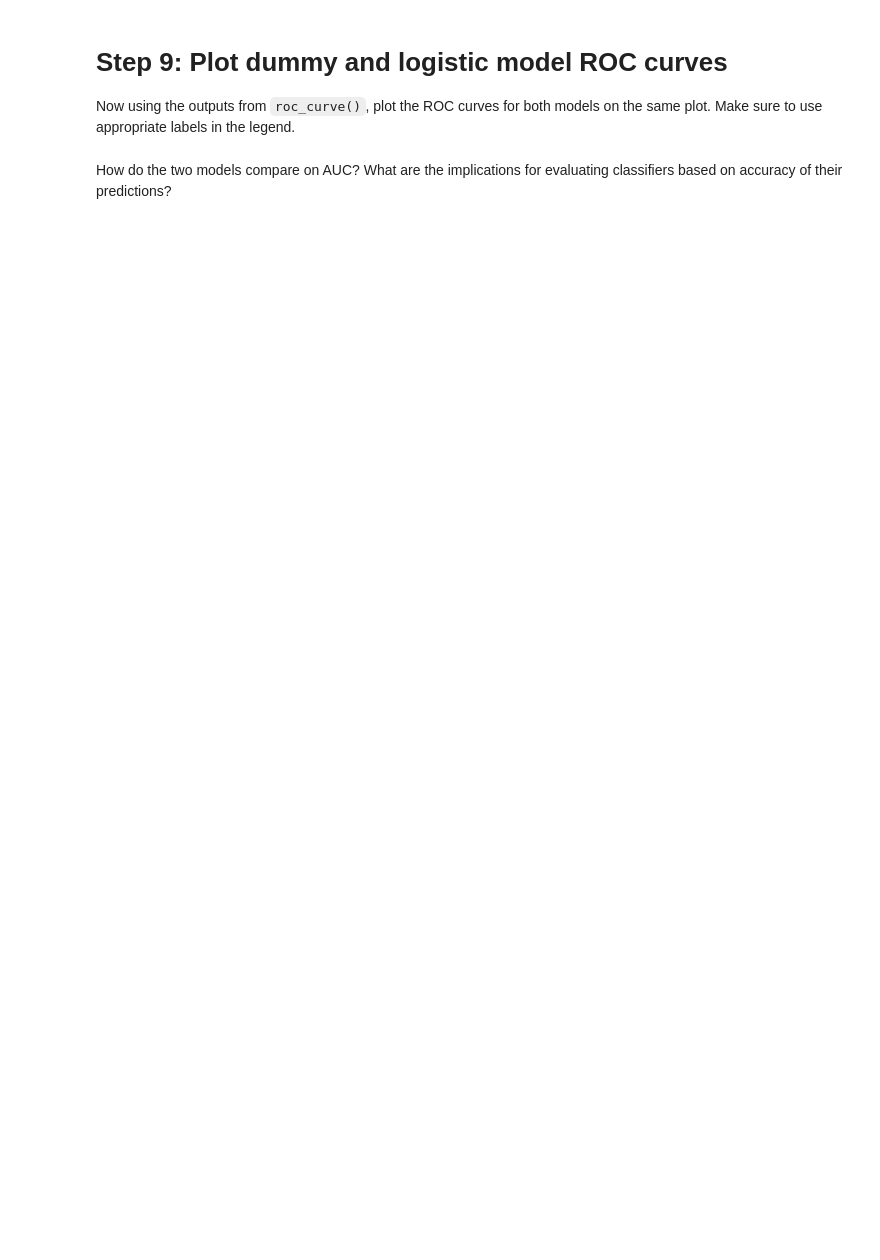
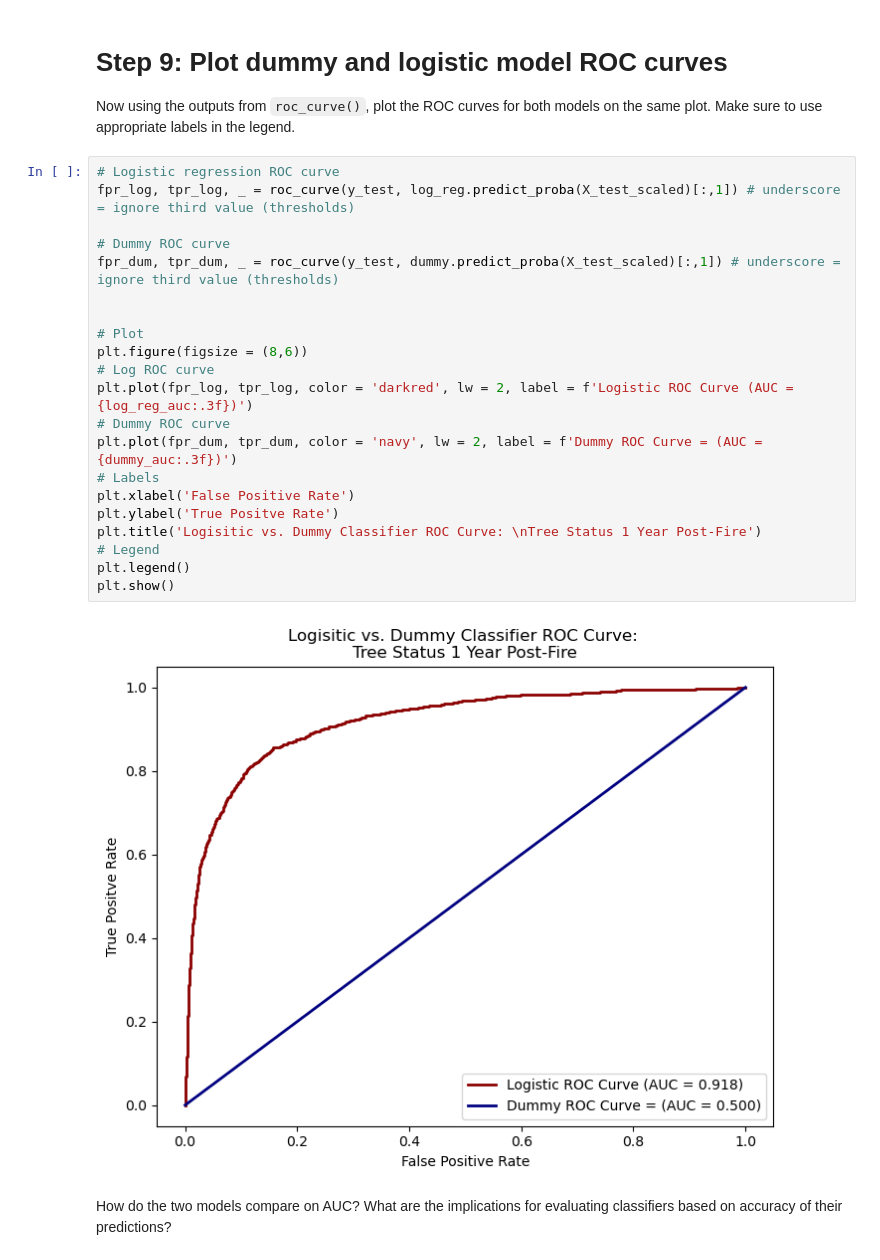
Before and after one commit to jordancsibley/EDS232-labs, a Jupyter notebook: Week3/lab3-wildfire.ipynb, the cells around one changed output. Drawn from its saved outputs; the diff is of its cells as text; blank space fills up the shorter version.

```diff
--- a/Week3/lab3-wildfire.ipynb
+++ b/Week3/lab3-wildfire.ipynb
@@ -227,6 +267,29 @@ print(f"Dummy AUC: ")
 # %% [markdown]
 # Step 9: Plot dummy and logistic model ROC curves
 Now using the outputs from `roc_curve()`, plot the ROC curves for both models on the same plot.  Make sure to use appropriate labels in the legend.
+# %%
+# Logistic regression ROC curve
+fpr_log, tpr_log, _ = roc_curve(y_test, log_reg.predict_proba(X_test_scaled)[:,1]) # underscore = ignore third value (thresholds)
+
+# Dummy ROC curve
+fpr_dum, tpr_dum, _ = roc_curve(y_test, dummy.predict_proba(X_test_scaled)[:,1]) # underscore = ignore third value (thresholds)
+
+
+# Plot
+plt.figure(figsize = (8,6))
+# Log ROC curve
+plt.plot(fpr_log, tpr_log, color = 'darkred', lw = 2, label = f'Logistic ROC Curve (AUC = {log_reg_auc:.3f})')
+# Dummy ROC curve
+plt.plot(fpr_dum, tpr_dum, color = 'navy', lw = 2, label = f'Dummy ROC Curve = (AUC = {dummy_auc:.3f})')
+# Labels
+plt.xlabel('False Positive Rate')
+plt.ylabel('True Positve Rate')
+plt.title('Logisitic vs. Dummy Classifier ROC Curve: \nTree Status 1 Year Post-Fire')
+# Legend
+plt.legend()
+plt.show()
+# %% [output]
+[figure, added]
 # %% [markdown]
 How do the two models compare on AUC?  What are the implications for evaluating classifiers based on accuracy of their predictions?
 # %% [markdown]
```
Also changed, not shown: parts of 12 cells of this notebook.
